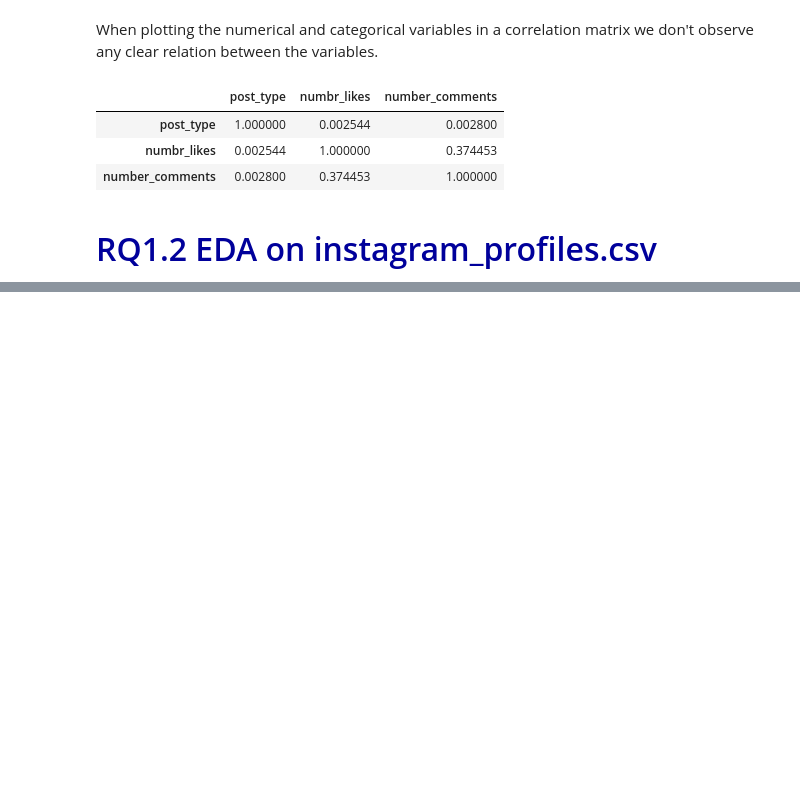
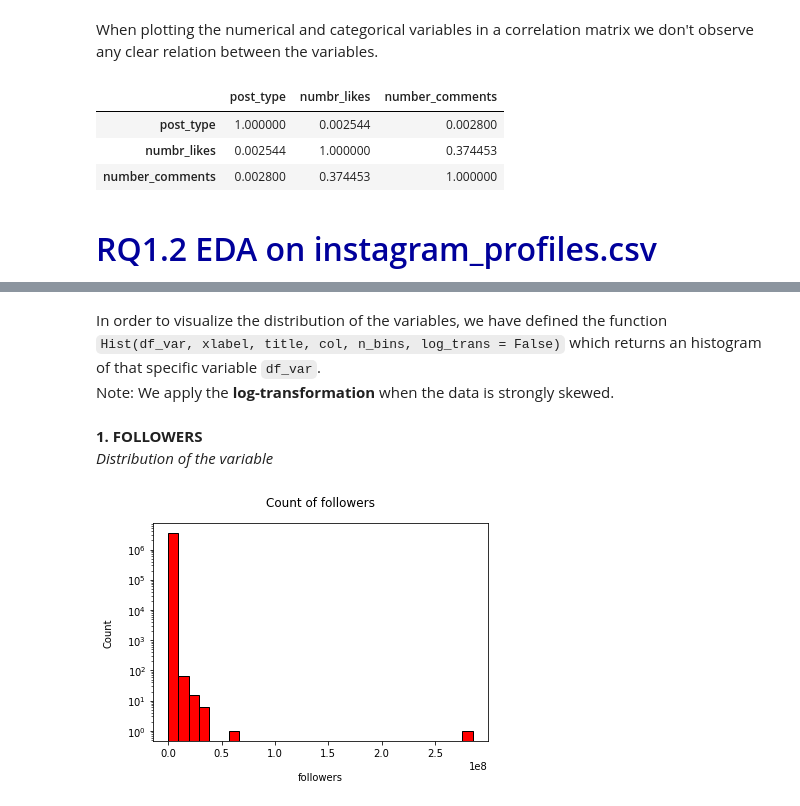
Before and after one commit to Iadiserniag/ADM-HW2, a Jupyter notebook: RQ_1_Javier_Lorenzo.ipynb, the cells around one changed output, grey strips where cells are left out. Saved outputs shown, nothing was run; the diff lists cells and outputs as text; code cells hidden in the pictures; blank space fills up the shorter version.

```diff
--- a/RQ_1_Javier_Lorenzo.ipynb
+++ b/RQ_1_Javier_Lorenzo.ipynb
@@ -280,3 +280,6 @@ df_instagram_posts_RQ1.corr()
 | number_comments | 0.002800 | 0.374453 | 1.000000 |
 # %% [markdown]
 <h3 style="font-size: 2rem; color: #00009B"> RQ1.2 EDA on instagram_profiles.csv</h3>
+# %%
+#Import the dataset df_instagram_profiles.csv
+df_instagram_profiles_RQ1 = pd.read_csv("~/instagram_profiles.csv", delimiter = "\t")
@@ -282,0 +302,5 @@ df_instagram_posts_RQ1.corr()
+# %%
+df_instagram_profiles_RQ1['sid'] = df_instagram_profiles_RQ1['sid'].astype(str)
+df_instagram_profiles_RQ1['profile_id'] = df_instagram_profiles_RQ1['profile_id'].astype(str)
+df_instagram_profiles_RQ1 = df_instagram_profiles_RQ1.astype({'following': 'int', 'followers': 'int', 'n_posts': 'int'}, errors = 'ignore')
+df_instagram_profiles_RQ1.describe().apply(lambda s: s.apply('{0:.0f}'.format))
@@ -282,0 +317,16 @@ df_instagram_posts_RQ1.corr()
+# %% [markdown]
+In order to visualize the distribution of the variables, we have defined the function `Hist(df_var, xlabel, title, col, n_bins, log_trans = False)` which returns an histogram of that specific variable `df_var`.<br>
+Note: We apply the **log-transformation** when the data is strongly skewed.
+# %%
+def hist(df_var, xlabel, title, col, n_bins, log_trans = False):
+    df_var.plot(kind = 'hist', color = col, bins = n_bins, logy = log_trans, ec = 'black')
+    plt.xlabel(xlabel, labelpad = 14)
+    plt.ylabel("Count", labelpad = 14)
+    plt.title(title, y = 1.05)
+# %% [markdown]
+<b>1. FOLLOWERS</b> <br>
+<i>Distribution of the variable</i>
+# %%
+hist(df_instagram_profiles_RQ1['followers'], "followers", "Count of followers", col = "red", n_bins = 30, log_trans = True)
+# %% [output]
+[figure, added]
```
Also changed, not shown: parts of 162 cells of this notebook.
